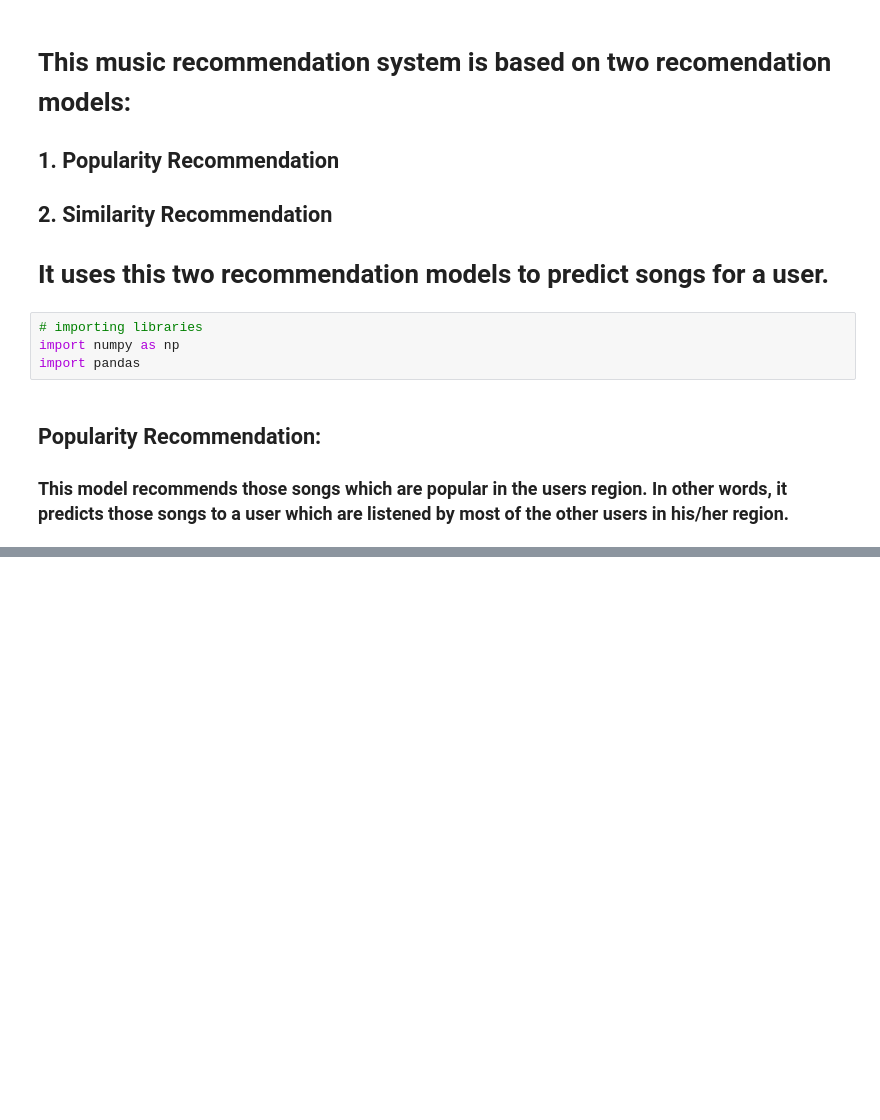
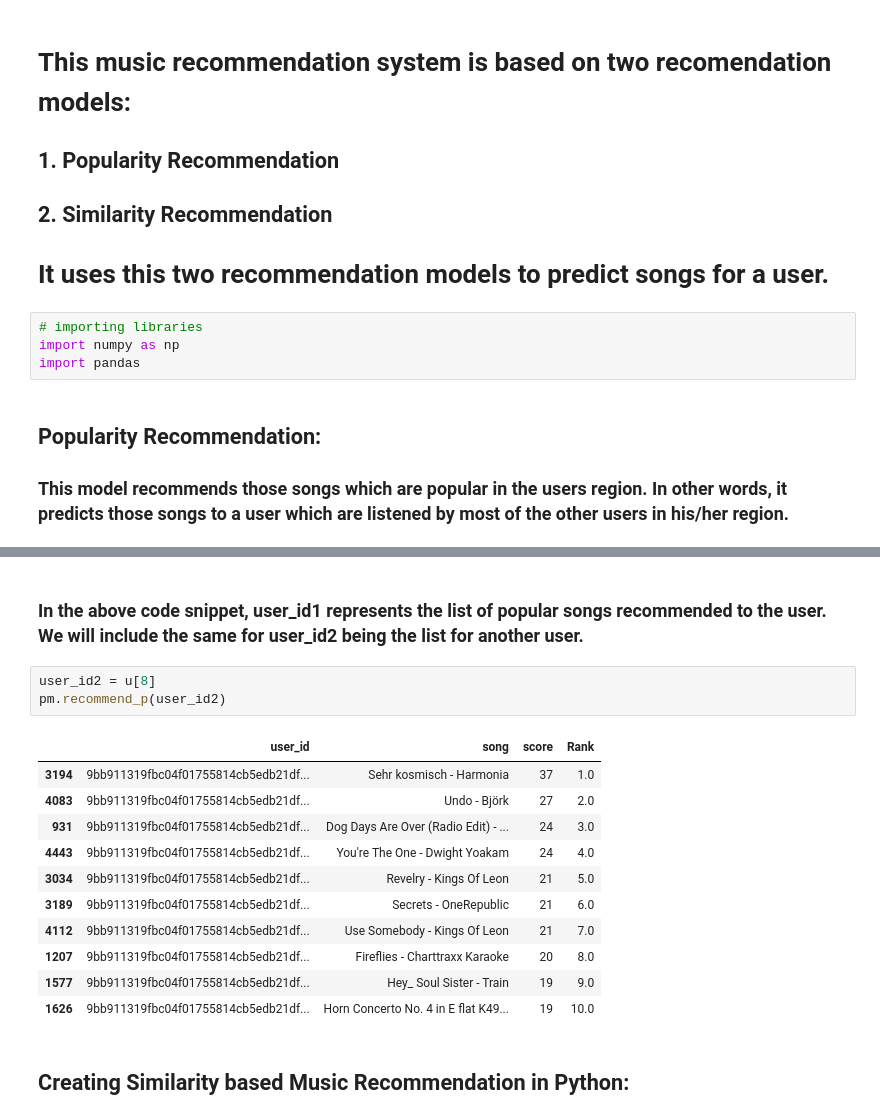
Before and after one commit to deepaksharma1234/AI---Music-Recommendation-System, a Jupyter notebook: code.ipynb, the cells around one changed output, grey strips where cells are left out. Drawn from its saved outputs; the diff is of its cells as text; blank space fills up the shorter version.

```diff
--- a/code.ipynb
+++ b/code.ipynb
@@ -49,0 +310,19 @@ class popularity_recommender():
+# %% [markdown]
+### In the above code snippet, user_id1 represents the list of popular songs recommended to the user. We will include the same for user_id2 being the list for another user.
+# %%
+user_id2 = u[8]
+pm.recommend_p(user_id2)
+# %% [output]
+|  | user_id | song | score | Rank |
+| 3194 | 9bb911319fbc04f01755814cb5edb21df... | Sehr kosmisch - Harmonia | 37 | 1.0 |
+| 4083 | 9bb911319fbc04f01755814cb5edb21df... | Undo - Björk | 27 | 2.0 |
+| 931 | 9bb911319fbc04f01755814cb5edb21df... | Dog Days Are Over (Radio Edit) - ... | 24 | 3.0 |
+| 4443 | 9bb911319fbc04f01755814cb5edb21df... | You're The One - Dwight Yoakam | 24 | 4.0 |
+| 3034 | 9bb911319fbc04f01755814cb5edb21df... | Revelry - Kings Of Leon | 21 | 5.0 |
+| 3189 | 9bb911319fbc04f01755814cb5edb21df... | Secrets - OneRepublic | 21 | 6.0 |
+| 4112 | 9bb911319fbc04f01755814cb5edb21df... | Use Somebody - Kings Of Leon | 21 | 7.0 |
+| 1207 | 9bb911319fbc04f01755814cb5edb21df... | Fireflies - Charttraxx Karaoke | 20 | 8.0 |
+| 1577 | 9bb911319fbc04f01755814cb5edb21df... | Hey_ Soul Sister - Train | 19 | 9.0 |
+| 1626 | 9bb911319fbc04f01755814cb5edb21df... | Horn Concerto No. 4 in E flat K49... | 19 | 10.0 |
+# %% [markdown]
+## Creating Similarity based Music Recommendation in Python:
```
Also changed, not shown: parts of 27 cells of this notebook.
